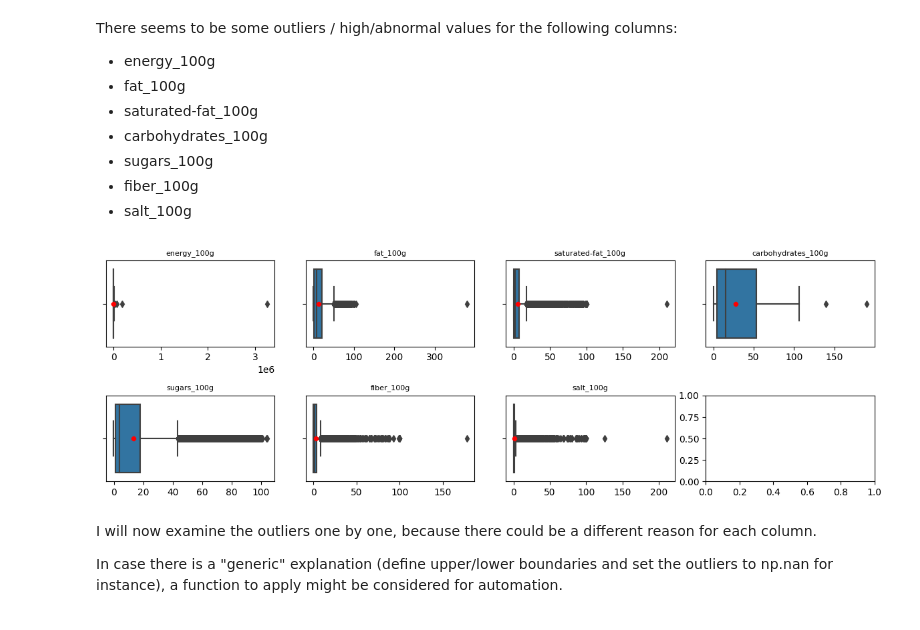
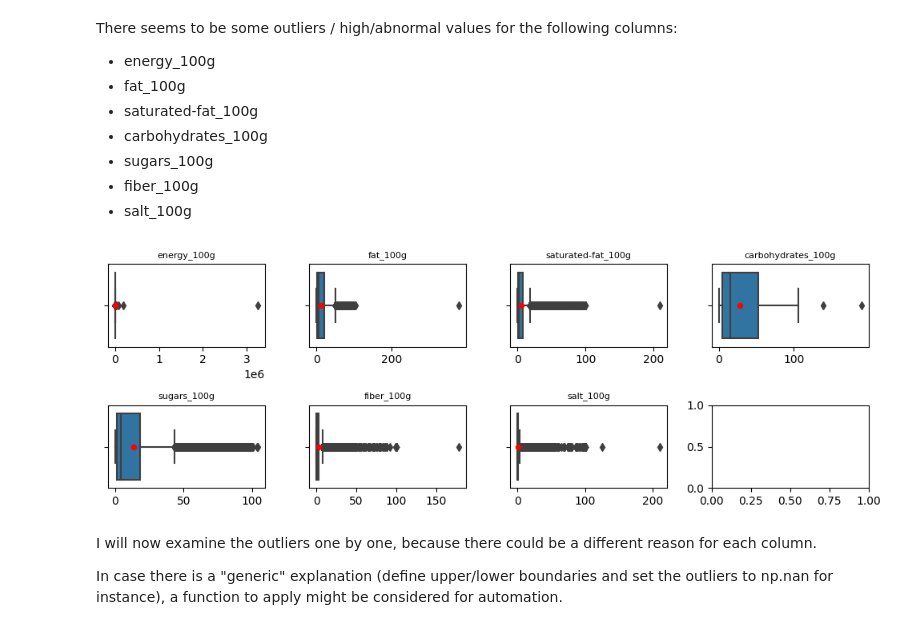
Before and after one commit to 64FC/Openclassrooms_DataScientist, a Jupyter notebook: Projet_2/OpenFoodFacts_1_notebook_nettoyage.ipynb, the cells around one changed output. Saved outputs shown, nothing was run; the diff lists cells and outputs as text; code cells hidden in the pictures.

```diff
--- a/Projet_2/OpenFoodFacts_1_notebook_nettoyage.ipynb
+++ b/Projet_2/OpenFoodFacts_1_notebook_nettoyage.ipynb
@@ -103,3 +103,6 @@ init_data.head(5)
+# %%
+# Let's round the numeric columns to 2 decimals
+init_data = round(init_data, 2).copy()
 # %% [markdown]
 ## 2.1. Columns selection (a priori)
 # %%
@@ -252,7 +258,7 @@ base_df_rmv = base_df.drop(columns=empty_cols)
 
 # First, create the new column
 base_df_rmv['fruits-veg-missing'] = base_df_rmv[
-    'fruits-vegetables-nuts_100g'].isna()
+    'fruits-vegetables-nuts_100g'].isna().astype('int64')
 
 # Then, fill the missing values
 base_df_rmv['fruits-vegetables-nuts_100g'] = base_df_rmv[
@@ -273,7 +282,8 @@ base_df_rmv.shape
 quant_cols = ['energy_100g', 'fat_100g', 'saturated-fat_100g',
               'carbohydrates_100g', 'sugars_100g', 'fiber_100g',
               'proteins_100g', 'salt_100g', 'sodium_100g',
-              'fruits-vegetables-nuts_100g', 'nutrition-score-fr_100g']
+              'fruits-vegetables-nuts_100g', 'nutrition-score-fr_100g',
+              'fruits-veg-missing']
 # %%
 # Let's start by representing each variable with a histogram
 
@@ -320,28 +330,28 @@ check_outliers = ['energy_100g', 'fat_100g', 'saturated-fat_100g',
 # %%
 # Now let's represent these variables with a boxplot
 
 # Define the dimensions of the plot (global modification)
-plt.rcParams['figure.figsize'] = (12,4)
+plt.rcParams['figure.figsize'] = (10,3.5)
 # To reset figsize for future plots
 #plt.rcParams['figure.figsize'] = plt.rcParamsDefault['figure.figsize']
 
 # Plot for each column
 _, axs = plt.subplots(2, 4)
 for i in range(len(check_outliers)):
   sns.boxplot(base_df_rmv, x=check_outliers[i], orient='h', ax=axs[i//4, i%4],
               showmeans=True, meanprops={'marker':'8',
                                          'markerfacecolor':'red',
                                          'markeredgecolor':'red',
                                          'markersize':'5'})
   # Remove x axis name
   axs[i//4, i%4].set(xlabel='')
   # Set the column name as title
   axs[i//4, i%4].set_title(check_outliers[i], fontsize=8)
 # Adjust spacing between (sub)plots
 plt.tight_layout()
 plt.show()
 # %% [output]
-[figure, old version]
+[figure, new version]
 # %% [markdown]
 I will now examine the outliers one by one, because there could be a different reason for each column.
 
```
Also changed, not shown: parts of 76 cells of this notebook.
